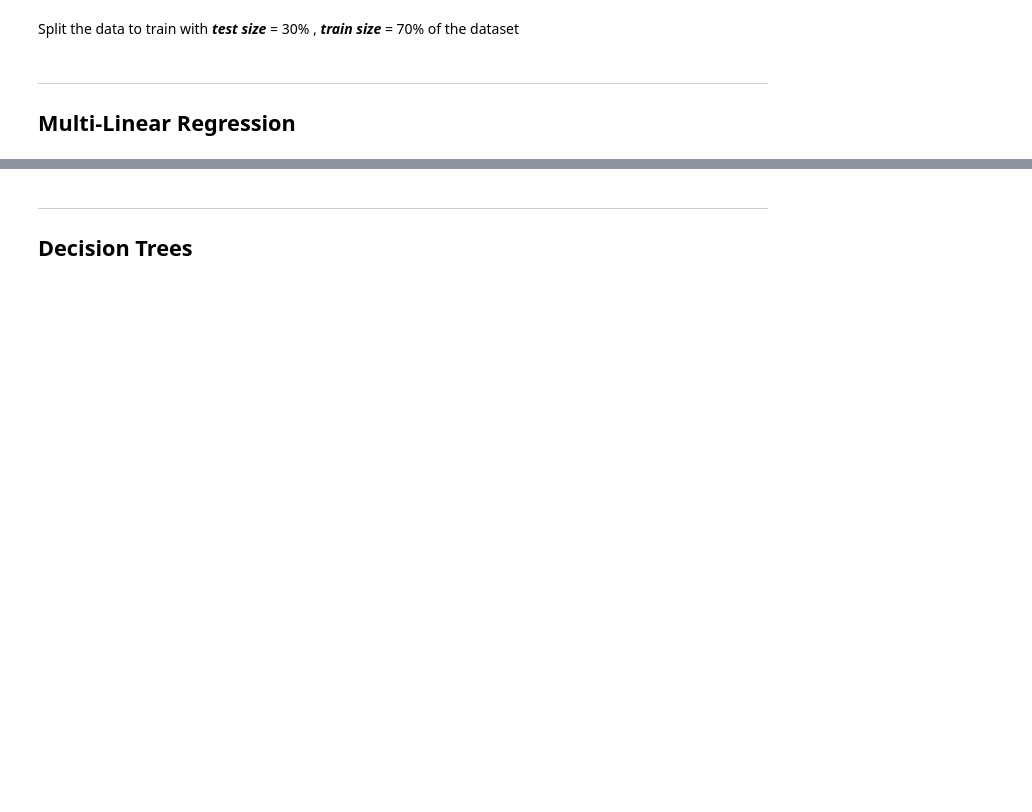
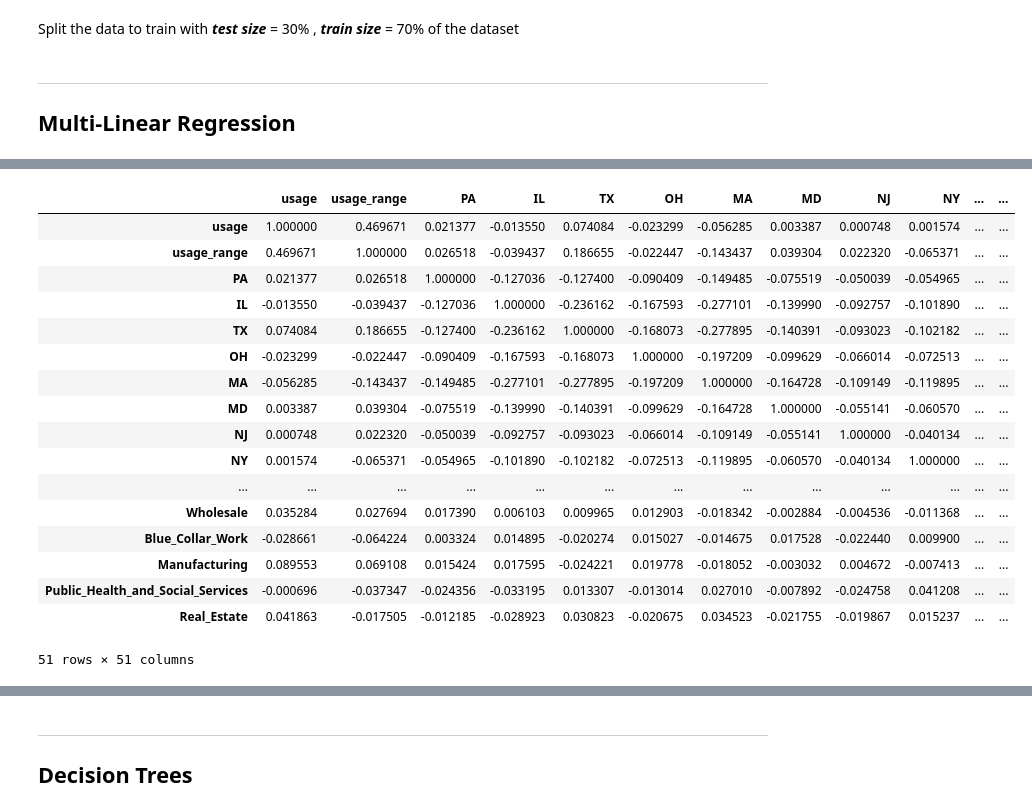
Before and after one commit to ritou344/Data-Project, a Jupyter notebook: TEST_Supervised Modelling.ipynb, the cells around one changed output, grey strips where cells are left out. Cells and saved outputs as stored; diff of their text form; code cells hidden in the pictures; blank space fills up the shorter version.

```diff
--- a/TEST_Supervised Modelling.ipynb
+++ b/TEST_Supervised Modelling.ipynb
@@ -227,0 +273,22 @@ X_train, X_test, y_train, y_test = train_test_split(X, y, test_size=0.30)
+# %%
+#Determining correleation with usage
+df.corr()
+# %% [output]
+|  | usage | usage_range | PA | IL | TX | OH | MA | MD | NJ | NY | ... | ... |
+| usage | 1.000000 | 0.469671 | 0.021377 | -0.013550 | 0.074084 | -0.023299 | -0.056285 | 0.003387 | 0.000748 | 0.001574 | ... | ... |
+| usage_range | 0.469671 | 1.000000 | 0.026518 | -0.039437 | 0.186655 | -0.022447 | -0.143437 | 0.039304 | 0.022320 | -0.065371 | ... | ... |
+| PA | 0.021377 | 0.026518 | 1.000000 | -0.127036 | -0.127400 | -0.090409 | -0.149485 | -0.075519 | -0.050039 | -0.054965 | ... | ... |
+| IL | -0.013550 | -0.039437 | -0.127036 | 1.000000 | -0.236162 | -0.167593 | -0.277101 | -0.139990 | -0.092757 | -0.101890 | ... | ... |
+| TX | 0.074084 | 0.186655 | -0.127400 | -0.236162 | 1.000000 | -0.168073 | -0.277895 | -0.140391 | -0.093023 | -0.102182 | ... | ... |
+| OH | -0.023299 | -0.022447 | -0.090409 | -0.167593 | -0.168073 | 1.000000 | -0.197209 | -0.099629 | -0.066014 | -0.072513 | ... | ... |
+| MA | -0.056285 | -0.143437 | -0.149485 | -0.277101 | -0.277895 | -0.197209 | 1.000000 | -0.164728 | -0.109149 | -0.119895 | ... | ... |
+| MD | 0.003387 | 0.039304 | -0.075519 | -0.139990 | -0.140391 | -0.099629 | -0.164728 | 1.000000 | -0.055141 | -0.060570 | ... | ... |
+| NJ | 0.000748 | 0.022320 | -0.050039 | -0.092757 | -0.093023 | -0.066014 | -0.109149 | -0.055141 | 1.000000 | -0.040134 | ... | ... |
+| NY | 0.001574 | -0.065371 | -0.054965 | -0.101890 | -0.102182 | -0.072513 | -0.119895 | -0.060570 | -0.040134 | 1.000000 | ... | ... |
+| ... | ... | ... | ... | ... | ... | ... | ... | ... | ... | ... | ... | ... |
+| Wholesale | 0.035284 | 0.027694 | 0.017390 | 0.006103 | 0.009965 | 0.012903 | -0.018342 | -0.002884 | -0.004536 | -0.011368 | ... | ... |
+| Blue_Collar_Work | -0.028661 | -0.064224 | 0.003324 | 0.014895 | -0.020274 | 0.015027 | -0.014675 | 0.017528 | -0.022440 | 0.009900 | ... | ... |
+| Manufacturing | 0.089553 | 0.069108 | 0.015424 | 0.017595 | -0.024221 | 0.019778 | -0.018052 | -0.003032 | 0.004672 | -0.007413 | ... | ... |
+| Public_Health_and_Social_Services | -0.000696 | -0.037347 | -0.024356 | -0.033195 | 0.013307 | -0.013014 | 0.027010 | -0.007892 | -0.024758 | 0.041208 | ... | ... |
+| Real_Estate | 0.041863 | -0.017505 | -0.012185 | -0.028923 | 0.030823 | -0.020675 | 0.034523 | -0.021755 | -0.019867 | 0.015237 | ... | ... |
+51 rows × 51 columns
```
Also changed, not shown: parts of 12 cells of this notebook.
